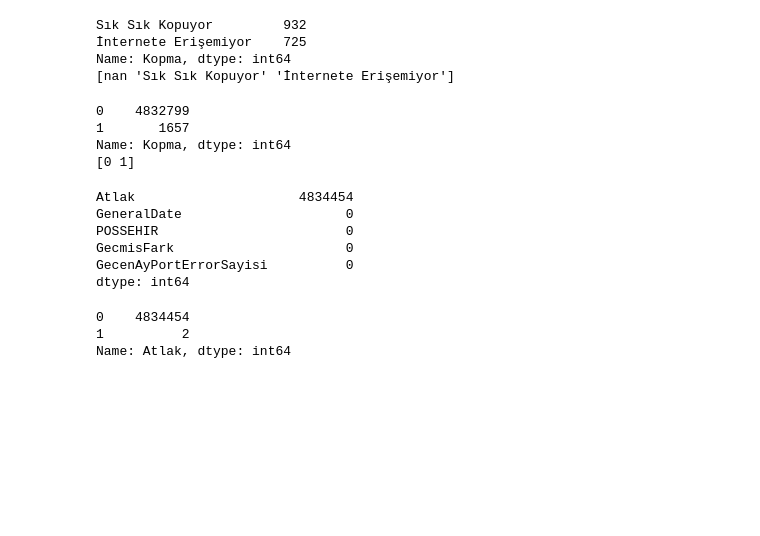
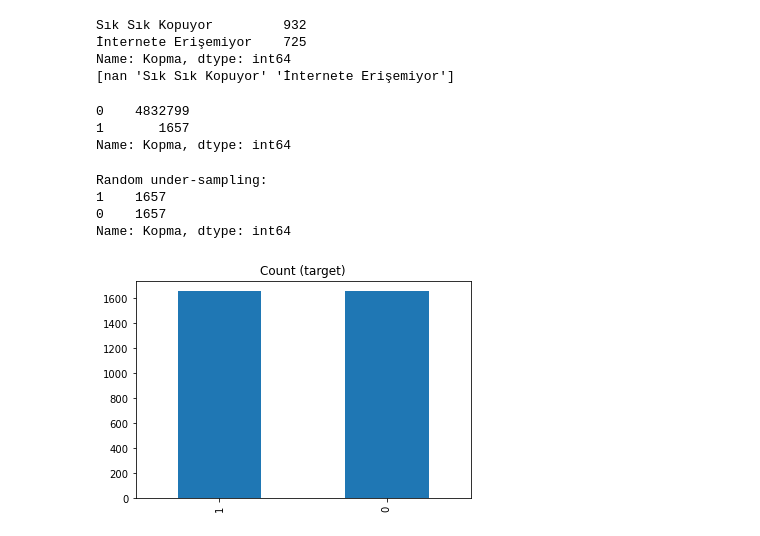
Before and after one commit to akbuluth/Connection-Loss-Classification, a Jupyter notebook: connectionloss.ipynb, the cells around one changed output. Drawn from its saved outputs; the diff is of its cells as text; code cells hidden in the pictures; blank space fills up the shorter version.

Commit message:
undersampling to balance the data, MLPClassifier model

```diff
--- a/connectionloss.ipynb
+++ b/connectionloss.ipynb
@@ -306,11 +306,29 @@ Name: Kopma, dtype: int64
 # %%
 # encoding for 'Kopma' feature
 data['Kopma'] = [1 if (x == 'Sık Sık Kopuyor' or x == 'İnternete Erişemiyor') else 0 for x in data['Kopma']]
+print(data['Kopma'].value_counts())
+# %% [output]
+0    4832799
+1       1657
+Name: Kopma, dtype: int64
-# %%
-print(data['Kopma'].value_counts())
-print(data['Kopma'].unique())
-# %% [output]
-0    4832799
-1       1657
-Name: Kopma, dtype: int64
-[0 1]
+# %%
+# Class count
+count_Kopma_0, count_Kopma_1 = data.Kopma.value_counts()
+
+# Divide by class
+data_Kopma_0 = data[data['Kopma'] == 0]
+data_Kopma_1 = data[data['Kopma'] == 1]
+# %%
+data_Kopma_0_under = data_Kopma_0.sample(count_Kopma_1)
+data_test_under = pd.concat([data_Kopma_0_under, data_Kopma_1], axis=0)
+
+print('Random under-sampling:')
+print(data_test_under.Kopma.value_counts())
+
+data_test_under.Kopma.value_counts().plot(kind='bar', title='Count (target)');
+# %% [output]
+Random under-sampling:
+1    1657
+0    1657
+Name: Kopma, dtype: int64
+[figure, added]
@@ -317,20 +339,3 @@ Name: Kopma, dtype: int64
 # %%
 X = data.drop('Kopma',1)
 Y = data.Kopma
-# %%
-# handling the missing data
-X.isnull().sum().sort_values(ascending=False).head()
-# %% [output]
-Atlak                     4834454
-GeneralDate                     0
-POSSEHIR                        0
-GecmisFark                      0
-GecenAyPortErrorSayisi          0
-dtype: int64
-# %%
-X['Atlak'] = [1 if i == 'Atlak Bağlantı Sorunu' else 0 for i in X['Atlak']]
-print(X['Atlak'].value_counts())
-# %% [output]
-0    4834454
-1          2
-Name: Atlak, dtype: int64
```
Also changed, not shown: parts of 10 cells of this notebook.
